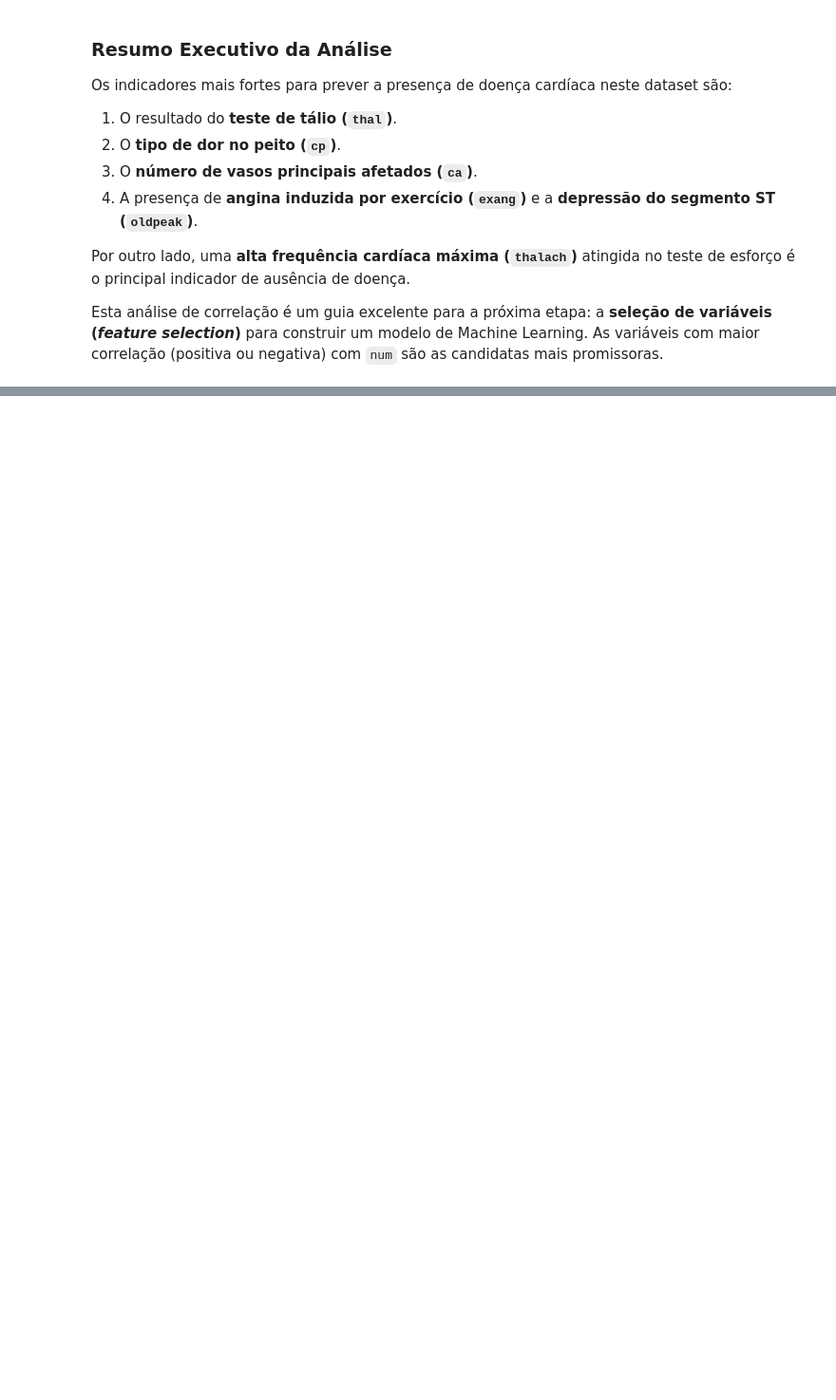
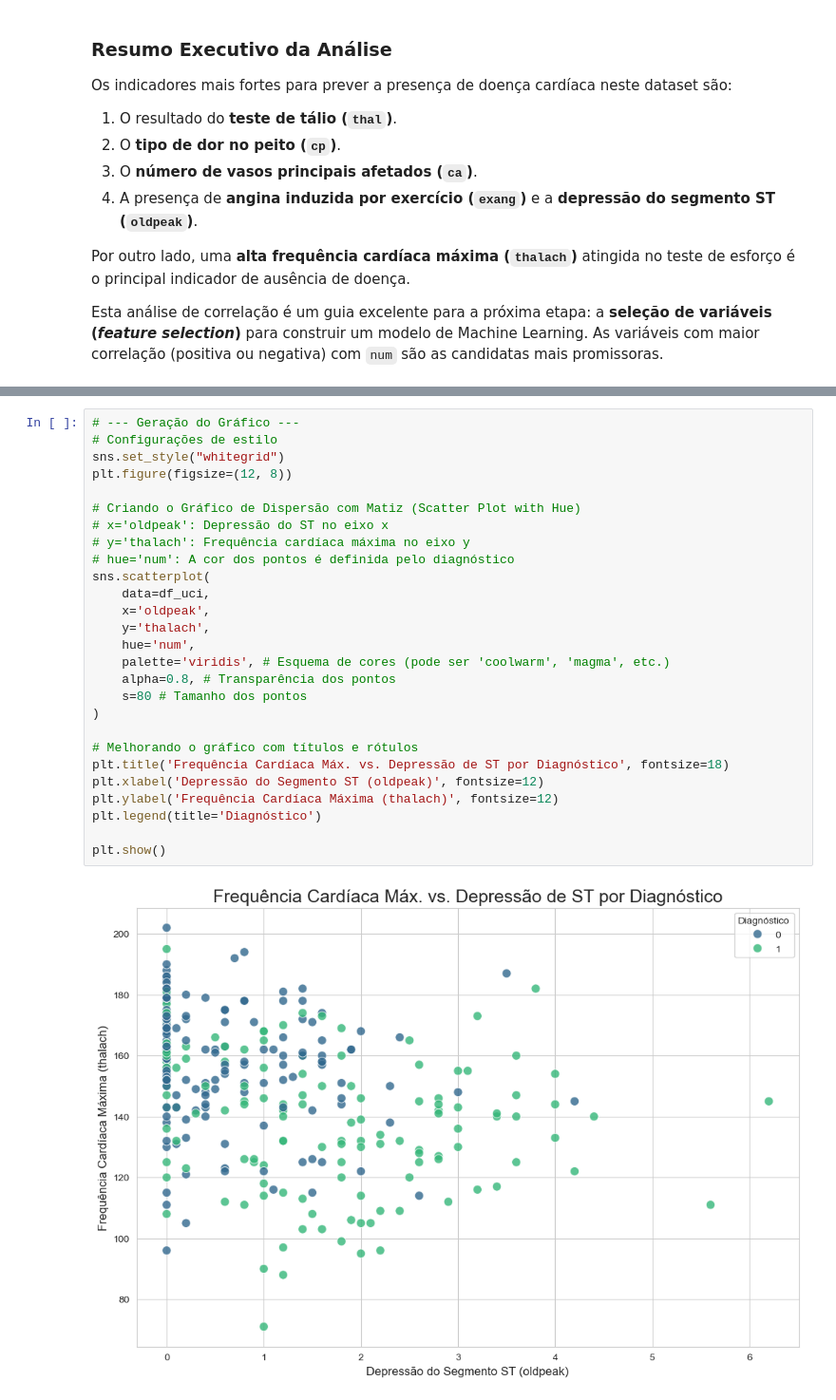
Before and after one commit to marcospontoexe/PUC, a Jupyter notebook: 16-IA aplicada à Saúde/atividade somativa 1/Diagnóstico_de_Doenças_Cardiovasculares_usando_Machine_Learning.ipynb, the cells around one changed output, grey strips where cells are left out. Shown at 95% size. Saved outputs shown, nothing was run; the diff lists cells and outputs as text; blank space fills up the shorter version.

```diff
--- a/16-IA aplicada à Saúde/atividade somativa 1/Diagnóstico_de_Doenças_Cardiovasculares_usando_Machine_Learning.ipynb
+++ b/16-IA aplicada à Saúde/atividade somativa 1/Diagnóstico_de_Doenças_Cardiovasculares_usando_Machine_Learning.ipynb
@@ -702,0 +699,29 @@ plt.show()
+# %%
+# --- Geração do Gráfico ---
+# Configurações de estilo
+sns.set_style("whitegrid")
+plt.figure(figsize=(12, 8))
+
+# Criando o Gráfico de Dispersão com Matiz (Scatter Plot with Hue)
+# x='oldpeak': Depressão do ST no eixo x
+# y='thalach': Frequência cardíaca máxima no eixo y
+# hue='num': A cor dos pontos é definida pelo diagnóstico
+sns.scatterplot(
+    data=df_uci,
+    x='oldpeak',
+    y='thalach',
+    hue='num',
+    palette='viridis', # Esquema de cores (pode ser 'coolwarm', 'magma', etc.)
+    alpha=0.8, # Transparência dos pontos
+    s=80 # Tamanho dos pontos
+)
+
+# Melhorando o gráfico com títulos e rótulos
+plt.title('Frequência Cardíaca Máx. vs. Depressão de ST por Diagnóstico', fontsize=18)
+plt.xlabel('Depressão do Segmento ST (oldpeak)', fontsize=12)
+plt.ylabel('Frequência Cardíaca Máxima (thalach)', fontsize=12)
+plt.legend(title='Diagnóstico')
+
+plt.show()
+# %% [output]
+[figure, added]
```
Also changed, not shown: parts of 34 cells of this notebook, 1 other file.
